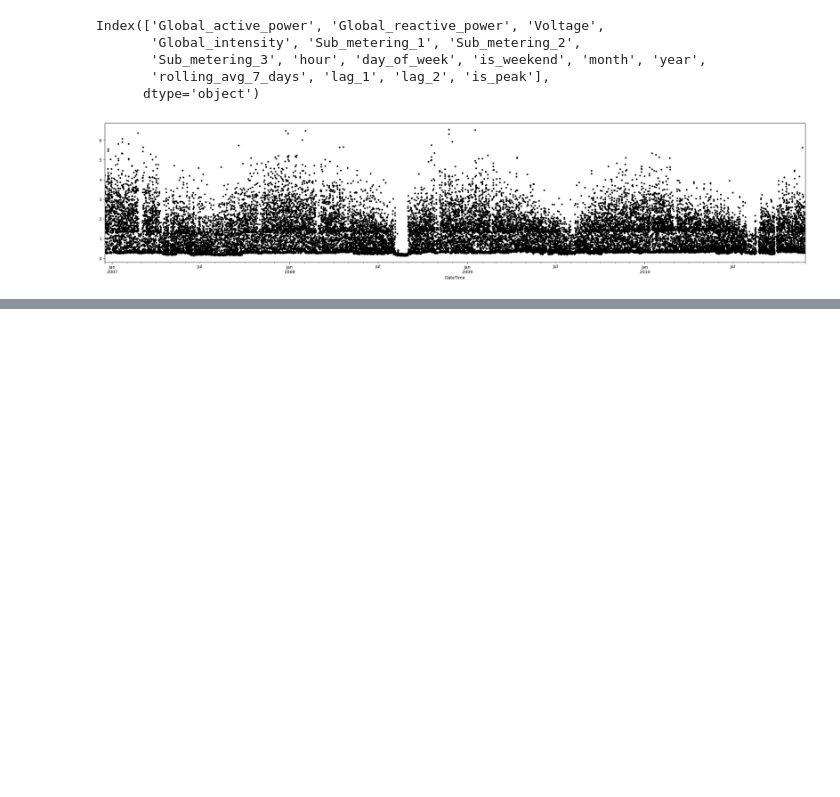
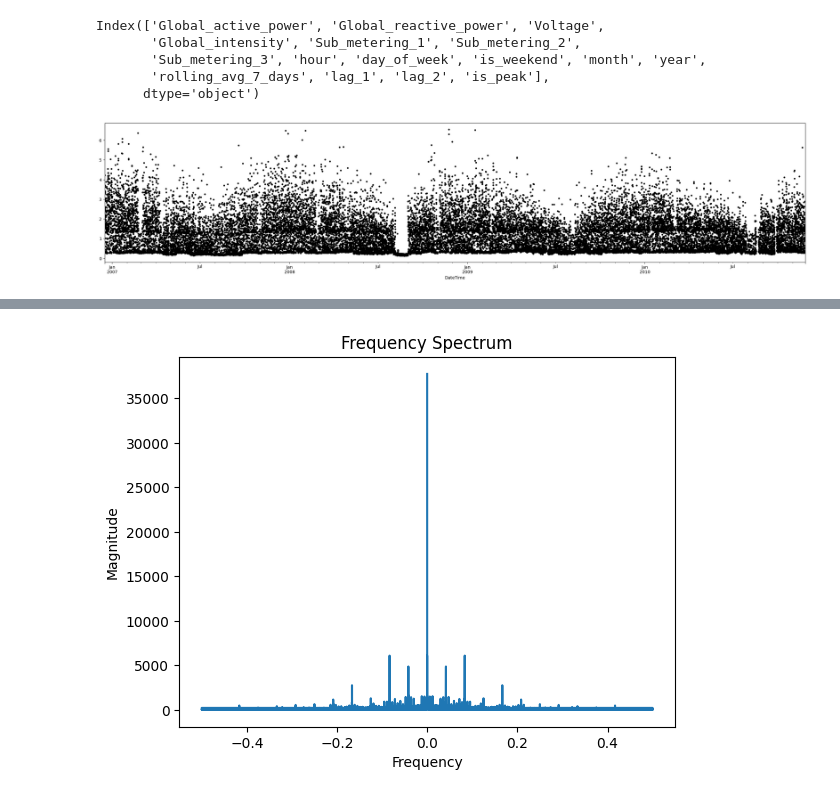
Before and after one commit to mahimalolla/EcoWatt, a Jupyter notebook: EcoWatt_Time_Series.ipynb, the cells around one changed output, grey strips where cells are left out. Drawn from its saved outputs; the diff is of its cells as text; code cells hidden in the pictures; blank space fills up the shorter version.

```diff
--- a/EcoWatt_Time_Series.ipynb
+++ b/EcoWatt_Time_Series.ipynb
@@ -326,0 +357,14 @@ pyplot.show()
+# %%
+#Fourier Transform
+import numpy as np
+vals = df_resampled['Global_active_power'].values
+fft_vals = np.fft.fft(vals)
+fft_freq = np.fft.fftfreq(len(vals))
+
+plt.plot(fft_freq, np.abs(fft_vals))
+plt.title("Frequency Spectrum")
+plt.xlabel("Frequency")
+plt.ylabel("Magnitude")
+plt.show()
+# %% [output]
+[figure, added]
```
Also changed, not shown: parts of 17 cells of this notebook.
